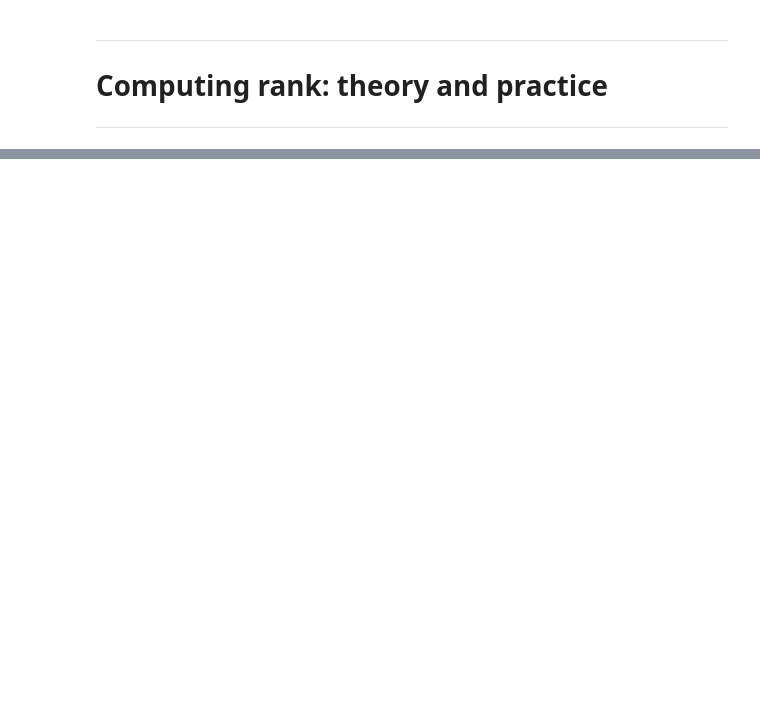
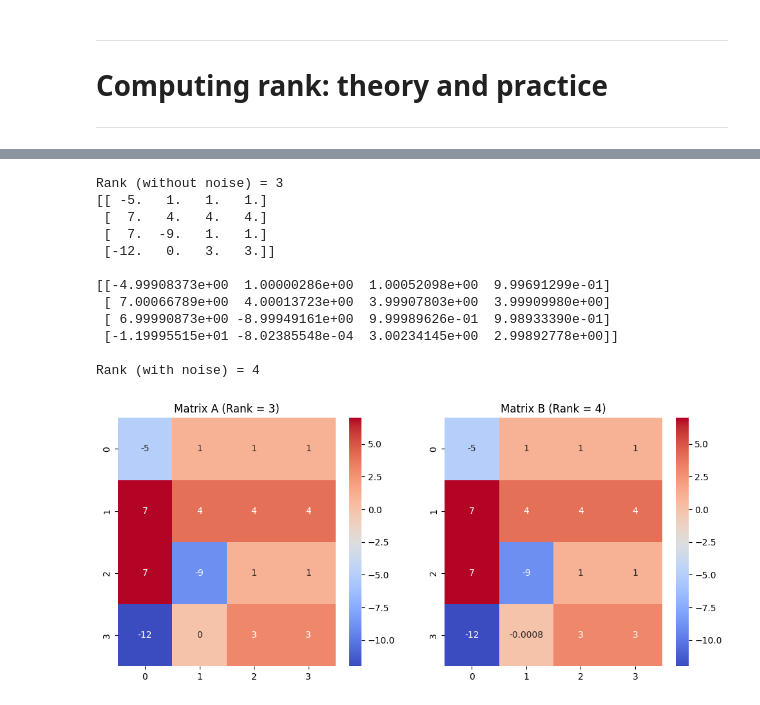
Before and after one commit to SiracencoSerghei/linear_algebra, a Jupyter notebook: 2.3_Matrix_RANK/2.3_1_teory_practice.ipynb, the cells around one changed output, grey strips where cells are left out. Cells and saved outputs as stored; diff of their text form; code cells hidden in the pictures; blank space fills up the shorter version.

```diff
--- a/2.3_Matrix_RANK/2.3_1_teory_practice.ipynb
+++ b/2.3_Matrix_RANK/2.3_1_teory_practice.ipynb
@@ -62,0 +46,48 @@ rank (with noise) = 4
+# %%
+
+# Set the dimensions
+m = 4
+
+# Create a random square matrix A and reduce its rank
+A = np.round(10 * np.random.randn(m, m))
+A[:, -1] = A[:, -2]  # Make the last column a repeat of the penultimate column
+
+# Print the rank before adding noise
+print('Rank (without noise) = ' + str(np.linalg.matrix_rank(A)))
+
+# Add noise to the matrix
+noiseamp = 0.001
+B = A + noiseamp * np.random.randn(m, m)
+
+print(A), print(' ')
+print(B), print(' ')
+
+# Print the rank after adding noise
+print('Rank (with noise) = ' + str(np.linalg.matrix_rank(B)))
+
+# Visualization
+fig, axes = plt.subplots(1, 2, figsize=(12, 5))
+
+# Plot the original rank-deficient matrix A
+sns.heatmap(A, annot=True, cmap="coolwarm", cbar=True, ax=axes[0])
+axes[0].set_title(f"Matrix A (Rank = {np.linalg.matrix_rank(A)})")
+
+# Plot the matrix B after adding noise
+sns.heatmap(B, annot=True, cmap="coolwarm", cbar=True, ax=axes[1])
+axes[1].set_title(f"Matrix B (Rank = {np.linalg.matrix_rank(B)})")
+
+plt.show()
+# %% [output]
+Rank (without noise) = 3
+[[ -5.   1.   1.   1.]
+ [  7.   4.   4.   4.]
+ [  7.  -9.   1.   1.]
+ [-12.   0.   3.   3.]]
+
+[[-4.99908373e+00  1.00000286e+00  1.00052098e+00  9.99691299e-01]
+ [ 7.00066789e+00  4.00013723e+00  3.99907803e+00  3.99909980e+00]
+ [ 6.99990873e+00 -8.99949161e+00  9.99989626e-01  9.98933390e-01]
+ [-1.19995515e+01 -8.02385548e-04  3.00234145e+00  2.99892778e+00]]
+
+Rank (with noise) = 4
+[figure, added]
```
Also changed, not shown: parts of 3 cells of this notebook.
